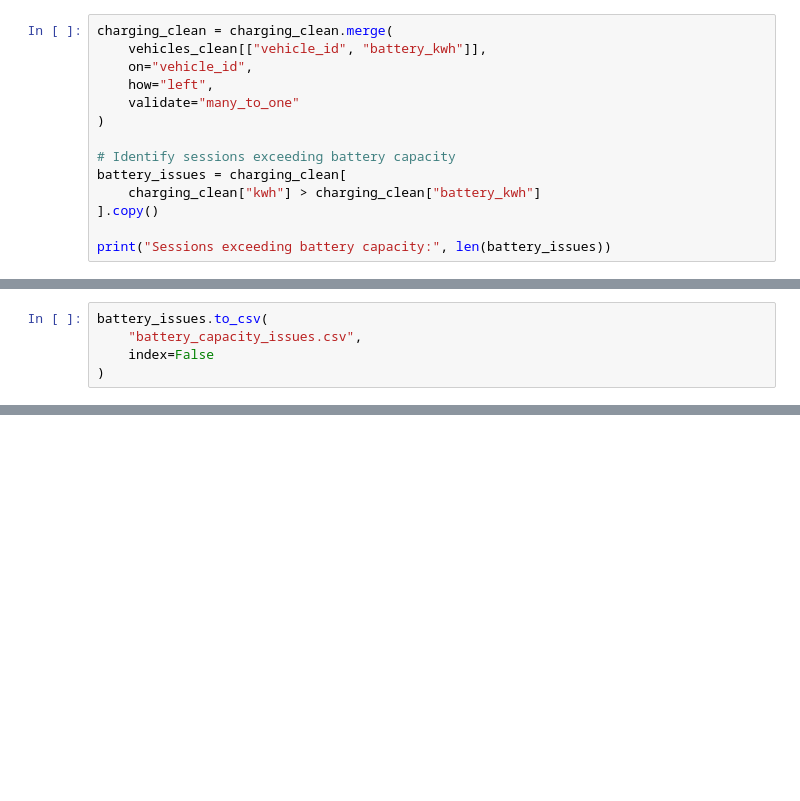
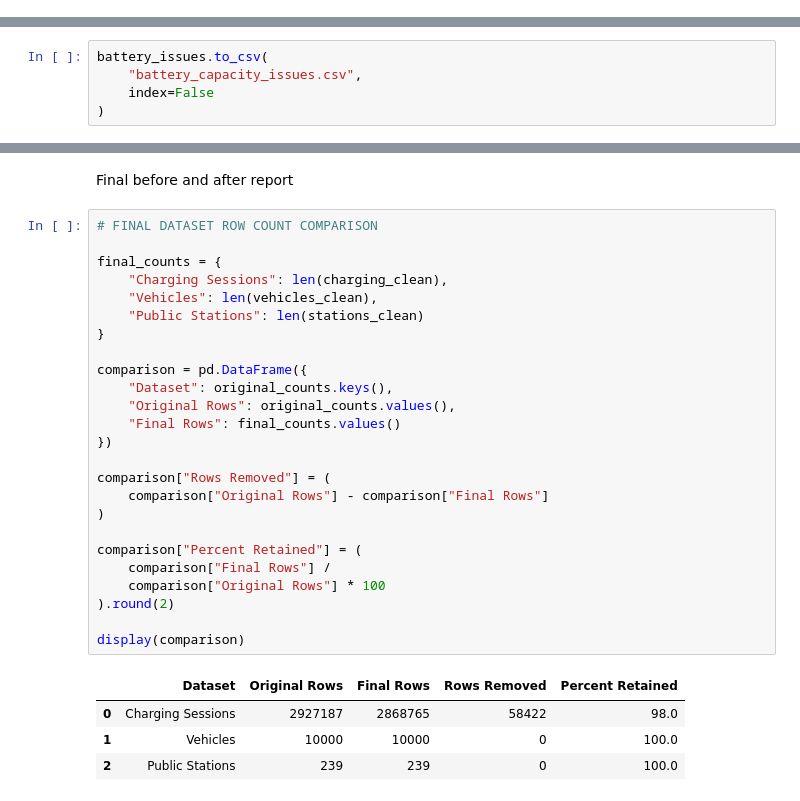
Before and after one commit to jandrew2353/Group1-491, a Jupyter notebook: Topic3_Climate_Energy_The_Green_Tech_Carbon_Spike/data/cleaning_data.ipynb, the cells around one changed output, grey strips where cells are left out. Saved outputs shown, nothing was run; the diff lists cells and outputs as text; blank space fills up the shorter version.

```diff
--- a/Topic3_Climate_Energy_The_Green_Tech_Carbon_Spike/data/cleaning_data.ipynb
+++ b/Topic3_Climate_Energy_The_Green_Tech_Carbon_Spike/data/cleaning_data.ipynb
@@ -405,14 +694,0 @@ We can check this by connecting the vehicle information to each session.
-# %%
-charging_clean = charging_clean.merge(
-    vehicles_clean[["vehicle_id", "battery_kwh"]],
-    on="vehicle_id",
-    how="left",
-    validate="many_to_one"
-)
-
-# Identify sessions exceeding battery capacity
-battery_issues = charging_clean[
-    charging_clean["kwh"] > charging_clean["battery_kwh"]
-].copy()
-
-print("Sessions exceeding battery capacity:", len(battery_issues))
@@ -496,0 +847,32 @@ display(cleaning_report)
+# %% [markdown]
+Final before and after report
+# %%
+# FINAL DATASET ROW COUNT COMPARISON
+
+final_counts = {
+    "Charging Sessions": len(charging_clean),
+    "Vehicles": len(vehicles_clean),
+    "Public Stations": len(stations_clean)
+}
+
+comparison = pd.DataFrame({
+    "Dataset": original_counts.keys(),
+    "Original Rows": original_counts.values(),
+    "Final Rows": final_counts.values()
+})
+
+comparison["Rows Removed"] = (
+    comparison["Original Rows"] - comparison["Final Rows"]
+)
+
+comparison["Percent Retained"] = (
+    comparison["Final Rows"] /
+    comparison["Original Rows"] * 100
+).round(2)
+
+display(comparison)
+# %% [output]
+|  | Dataset | Original Rows | Final Rows | Rows Removed | Percent Retained |
+| 0 | Charging Sessions | 2927187 | 2868765 | 58422 | 98.0 |
+| 1 | Vehicles | 10000 | 10000 | 0 | 100.0 |
+| 2 | Public Stations | 239 | 239 | 0 | 100.0 |
```
Also changed, not shown: parts of 45 cells of this notebook.
